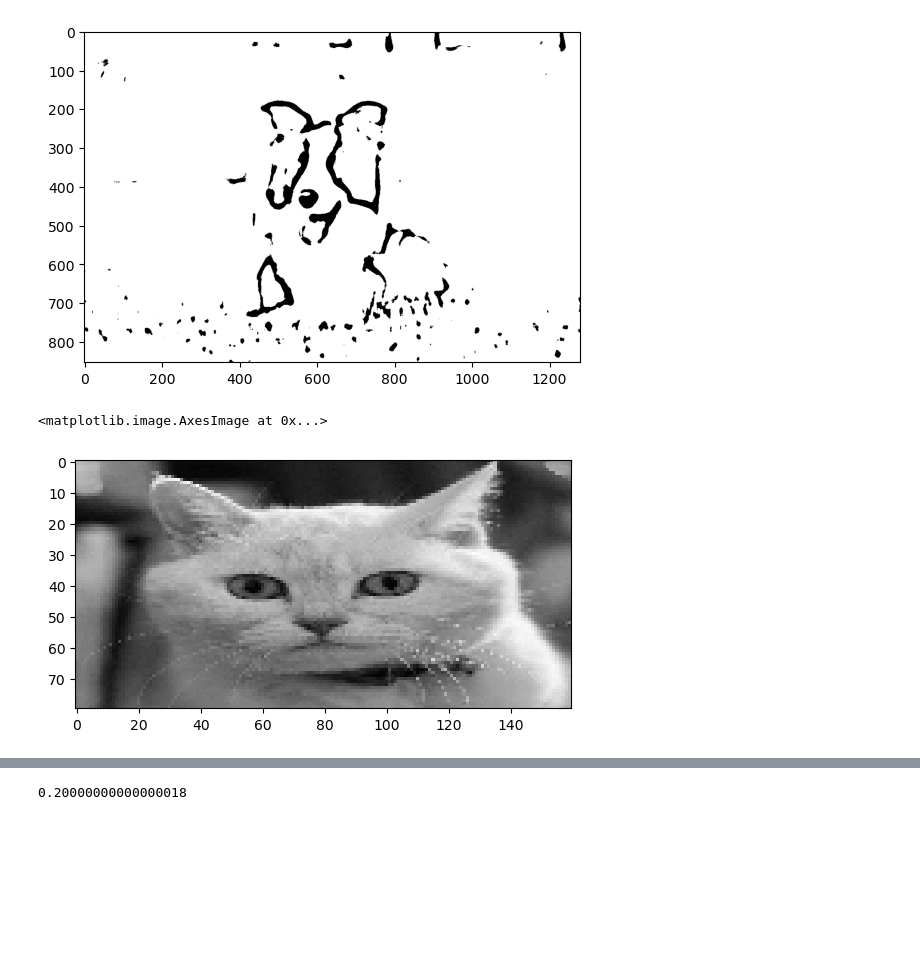
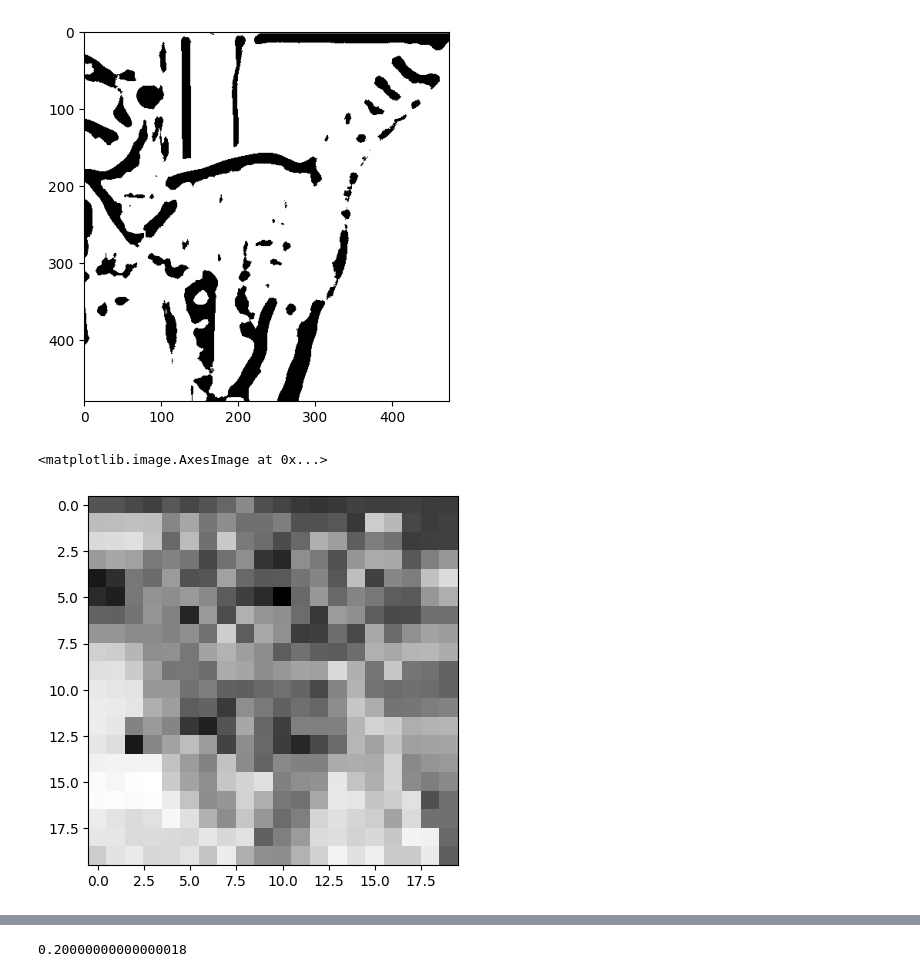
Before and after one commit to TopAgrume/mistral_hackathon, a Jupyter notebook: seg_image.ipynb, the cells around one changed output, grey strips where cells are left out. Saved outputs shown, nothing was run; the diff lists cells and outputs as text; code cells hidden in the pictures; blank space fills up the shorter version.

Commit message:
change kernel and path filter

```diff
--- a/seg_image.ipynb
+++ b/seg_image.ipynb
@@ -7,3 +4,8 @@ output_path = "cat.png"
+# %%
+input_path = '/home/alex/Desktop/mistral_hackathon/src/image_to_ascii/data/FirstDataset/Cat/1.png'
+output_path = "/home/alex/Desktop/mistral_hackathon/src/image_to_ascii/data/FirstDataset/Cat/5.png"
+input_path2 = '/home/alex/Desktop/mistral_hackathon/src/image_to_ascii/data/FirstDataset/Cat/1.png'
+output2= "/home/alex/Desktop/mistral_hackathon/src/image_to_ascii/data/FirstDataset/Cat/7.png"
 # %%
 input = Image.open(input_path)
 output = remove(input)
@@ -12,33 +14,33 @@ output.save(output_path)
 # %%
 from PIL import Image
 import numpy as np
 import cv2
 import matplotlib.pyplot as plt
 
-image_path = "image_test/chien.jpeg"
-pil_image = Image.open(image_path).convert('L')
+#image_path = "image_test/chien.jpeg"
+pil_image = Image.open(input_path).convert('L')
 
 img = np.array(pil_image)
 
 img_blurred = cv2.medianBlur(img, 21)
 img_thresh = cv2.adaptiveThreshold(img_blurred, 255, cv2.ADAPTIVE_THRESH_MEAN_C, cv2.THRESH_BINARY, 31, 10)
 
 pil_image_processed = Image.fromarray(img_thresh)
 
 plt.imshow(pil_image_processed, cmap='gray')
 plt.show()
 # %% [output]
-[figure, old version]
+[figure, new version]
 # %%
 ## kernel
 # %%
-image_path = "cat_dataset_1/images.cv_yfaip1vvxytk4pzkv6rhb/data/train/animal animal_faces cat cat_face/0AM9O53MDBX5.jpg"
+#image_path = "cat_dataset_1/images.cv_yfaip1vvxytk4pzkv6rhb/data/train/animal animal_faces cat cat_face/0AM9O53MDBX5.jpg"
 
-image = cv2.imread(image_path, 0)
-image = cv2.resize(image, (160, 80))
+image = cv2.imread(output2, 0)
+image = cv2.resize(image, (20, 20))
 plt.imshow(image, cmap='gray')
 # %% [output]
 <matplotlib.image.AxesImage at 0x...>
-[figure, old version]
+[figure, new version]
 # %%
 filters = {
```
Also changed, not shown: parts of 3 cells of this notebook.
